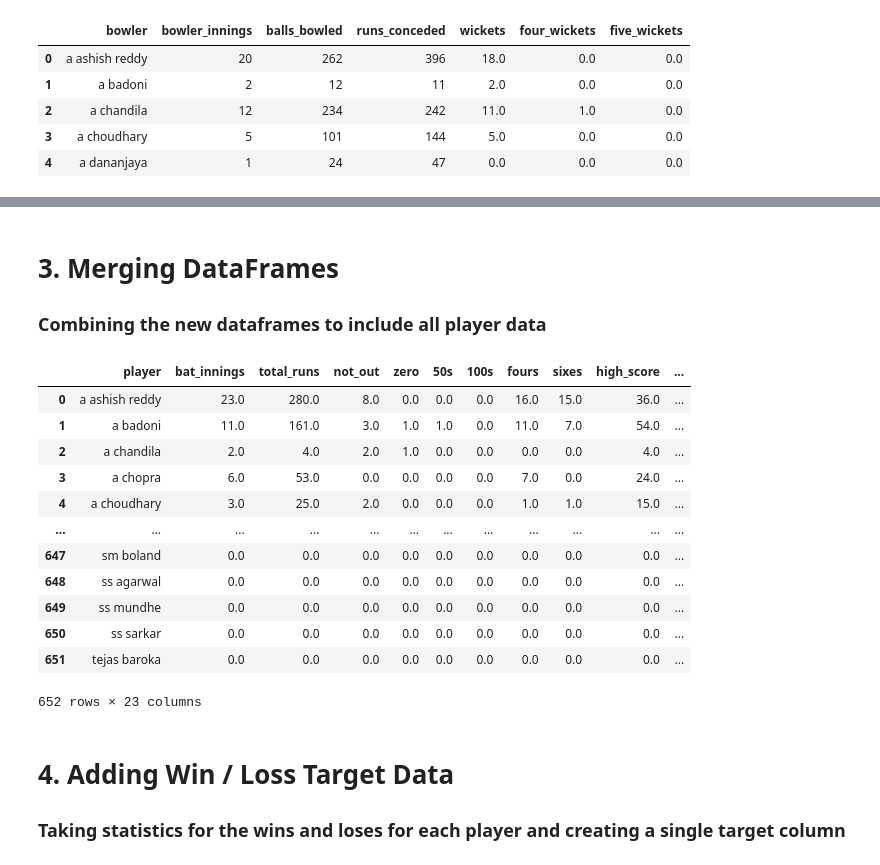
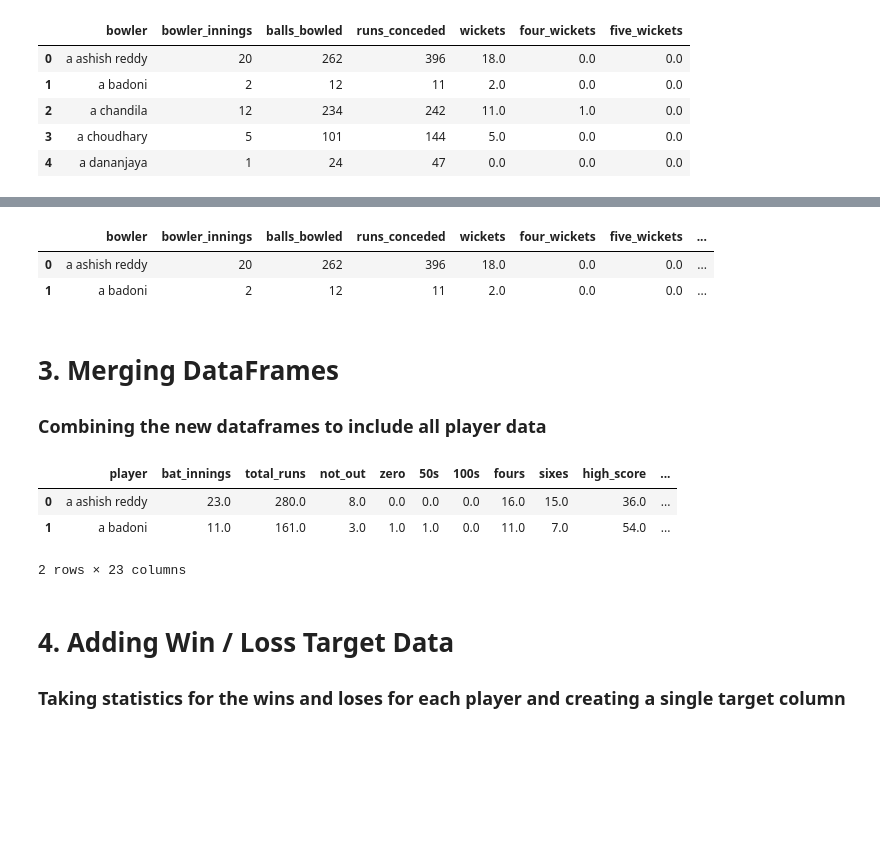
Before and after one commit to patrickevans29/ipl_prediction_model, a Jupyter notebook: notebooks/pknaggs_feature_creation.ipynb, the cells around one changed output, grey strips where cells are left out. Drawn from its saved outputs; the diff is of its cells as text; code cells hidden in the pictures; blank space fills up the shorter version.

```diff
--- a/notebooks/pknaggs_feature_creation.ipynb
+++ b/notebooks/pknaggs_feature_creation.ipynb
@@ -326,3 +310,11 @@ bowling_stats_merged
+# %%
+# Check the dataframe
+
+bowling_stats_merged.head(2)
+# %% [output]
+|  | bowler | bowler_innings | balls_bowled | runs_conceded | wickets | four_wickets | five_wickets | ... |
+| 0 | a ashish reddy | 20 | 262 | 396 | 18.0 | 0.0 | 0.0 | ... |
+| 1 | a badoni | 2 | 12 | 11 | 2.0 | 0.0 | 0.0 | ... |
 # %%
 # Export
 
@@ -343,21 +335,12 @@ player_dataset = player_bat.merge(player_bowl, on='player', how='outer').fillna(
 # %%
 # View the final dataset
 
-player_dataset
+player_dataset.head(2)
 # %% [output]
 |  | player | bat_innings | total_runs | not_out | zero | 50s | 100s | fours | sixes | high_score | ... |
 | 0 | a ashish reddy | 23.0 | 280.0 | 8.0 | 0.0 | 0.0 | 0.0 | 16.0 | 15.0 | 36.0 | ... |
 | 1 | a badoni | 11.0 | 161.0 | 3.0 | 1.0 | 1.0 | 0.0 | 11.0 | 7.0 | 54.0 | ... |
-| 2 | a chandila | 2.0 | 4.0 | 2.0 | 1.0 | 0.0 | 0.0 | 0.0 | 0.0 | 4.0 | ... |
-| 3 | a chopra | 6.0 | 53.0 | 0.0 | 0.0 | 0.0 | 0.0 | 7.0 | 0.0 | 24.0 | ... |
-| 4 | a choudhary | 3.0 | 25.0 | 2.0 | 0.0 | 0.0 | 0.0 | 1.0 | 1.0 | 15.0 | ... |
-| ... | ... | ... | ... | ... | ... | ... | ... | ... | ... | ... | ... |
-| 647 | sm boland | 0.0 | 0.0 | 0.0 | 0.0 | 0.0 | 0.0 | 0.0 | 0.0 | 0.0 | ... |
-| 648 | ss agarwal | 0.0 | 0.0 | 0.0 | 0.0 | 0.0 | 0.0 | 0.0 | 0.0 | 0.0 | ... |
-| 649 | ss mundhe | 0.0 | 0.0 | 0.0 | 0.0 | 0.0 | 0.0 | 0.0 | 0.0 | 0.0 | ... |
-| 650 | ss sarkar | 0.0 | 0.0 | 0.0 | 0.0 | 0.0 | 0.0 | 0.0 | 0.0 | 0.0 | ... |
-| 651 | tejas baroka | 0.0 | 0.0 | 0.0 | 0.0 | 0.0 | 0.0 | 0.0 | 0.0 | 0.0 | ... |
-652 rows × 23 columns
+2 rows × 23 columns
 # %%
 # Export
 
```
Also changed, not shown: parts of 3 cells of this notebook, 4 other files.
